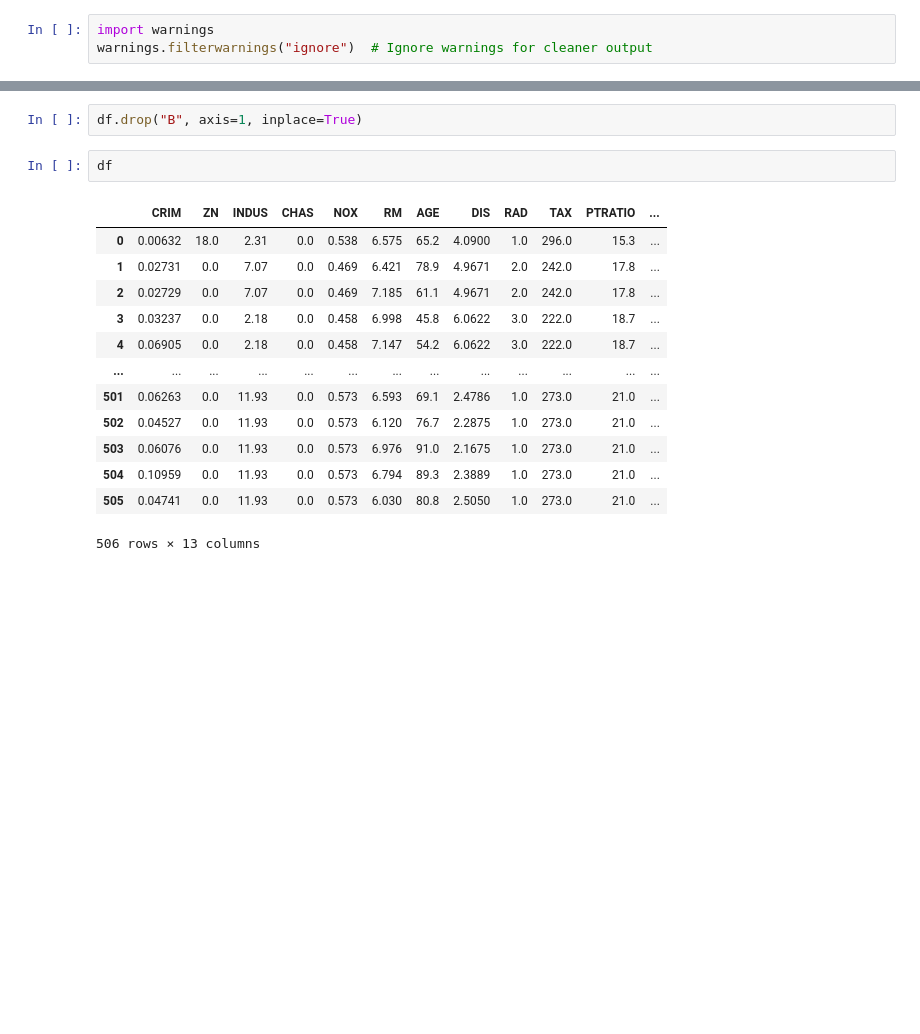
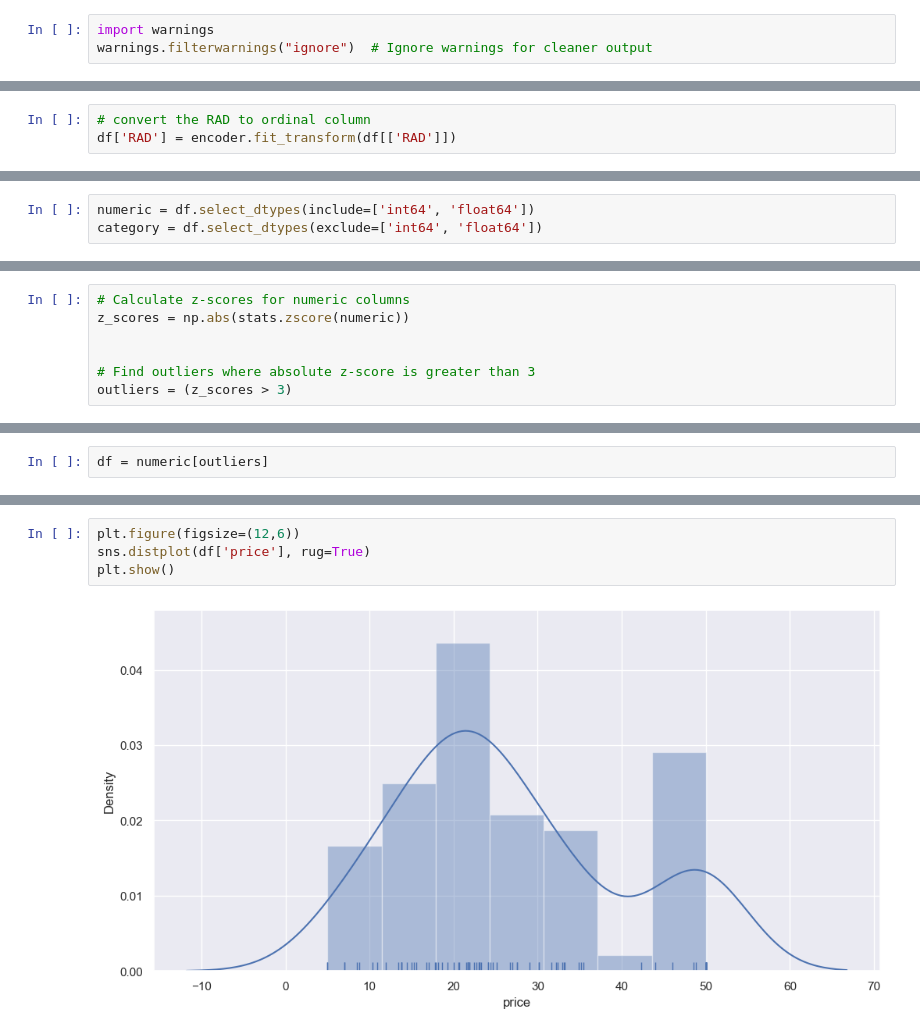
Before and after one commit to TeslimAdeyanju/Fork5-Machine_Learning-USU, a Jupyter notebook: Lectures and codes/Module 5- Linear Regression (ML approach)/Teslim_Linear_regression.ipynb, the cells around one changed output, grey strips where cells are left out. Drawn from its saved outputs; the diff is of its cells as text; blank space fills up the shorter version.

```diff
--- a/Lectures and codes/Module 5- Linear Regression (ML approach)/Teslim_Linear_regression.ipynb
+++ b/Lectures and codes/Module 5- Linear Regression (ML approach)/Teslim_Linear_regression.ipynb
@@ -24,0 +142,3 @@ df.head()
+# %%
+# convert the RAD to ordinal column
+df['RAD'] = encoder.fit_transform(df[['RAD']])
@@ -24,0 +278,3 @@ df.head()
+# %%
+numeric = df.select_dtypes(include=['int64', 'float64'])
+category = df.select_dtypes(exclude=['int64', 'float64'])
@@ -24,0 +306,7 @@ df.head()
+# %%
+# Calculate z-scores for numeric columns
+z_scores = np.abs(stats.zscore(numeric))
+
+
+# Find outliers where absolute z-score is greater than 3
+outliers = (z_scores > 3)
@@ -24,0 +323,2 @@ df.head()
+# %%
+df = numeric[outliers]
@@ -45,18 +352,6 @@ memory usage: 55.5 KB
-# %%
-df.drop("B", axis=1, inplace=True)
-# %%
-df
-# %% [output]
-|  | CRIM | ZN | INDUS | CHAS | NOX | RM | AGE | DIS | RAD | TAX | PTRATIO | ... |
-| 0 | 0.00632 | 18.0 | 2.31 | 0.0 | 0.538 | 6.575 | 65.2 | 4.0900 | 1.0 | 296.0 | 15.3 | ... |
-| 1 | 0.02731 | 0.0 | 7.07 | 0.0 | 0.469 | 6.421 | 78.9 | 4.9671 | 2.0 | 242.0 | 17.8 | ... |
-| 2 | 0.02729 | 0.0 | 7.07 | 0.0 | 0.469 | 7.185 | 61.1 | 4.9671 | 2.0 | 242.0 | 17.8 | ... |
-| 3 | 0.03237 | 0.0 | 2.18 | 0.0 | 0.458 | 6.998 | 45.8 | 6.0622 | 3.0 | 222.0 | 18.7 | ... |
-| 4 | 0.06905 | 0.0 | 2.18 | 0.0 | 0.458 | 7.147 | 54.2 | 6.0622 | 3.0 | 222.0 | 18.7 | ... |
-| ... | ... | ... | ... | ... | ... | ... | ... | ... | ... | ... | ... | ... |
-| 501 | 0.06263 | 0.0 | 11.93 | 0.0 | 0.573 | 6.593 | 69.1 | 2.4786 | 1.0 | 273.0 | 21.0 | ... |
-| 502 | 0.04527 | 0.0 | 11.93 | 0.0 | 0.573 | 6.120 | 76.7 | 2.2875 | 1.0 | 273.0 | 21.0 | ... |
-| 503 | 0.06076 | 0.0 | 11.93 | 0.0 | 0.573 | 6.976 | 91.0 | 2.1675 | 1.0 | 273.0 | 21.0 | ... |
-| 504 | 0.10959 | 0.0 | 11.93 | 0.0 | 0.573 | 6.794 | 89.3 | 2.3889 | 1.0 | 273.0 | 21.0 | ... |
-| 505 | 0.04741 | 0.0 | 11.93 | 0.0 | 0.573 | 6.030 | 80.8 | 2.5050 | 1.0 | 273.0 | 21.0 | ... |
-506 rows × 13 columns
+# %%
+plt.figure(figsize=(12,6))
+sns.distplot(df['price'], rug=True)
+plt.show()
+# %% [output]
+[figure, added]
```
Also changed, not shown: parts of 38 cells of this notebook.
